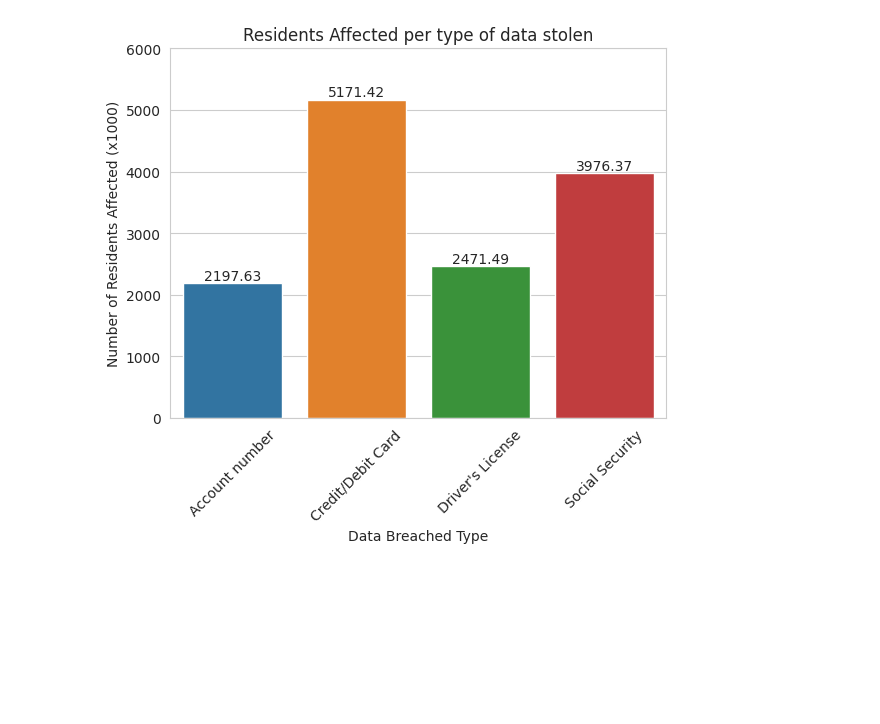
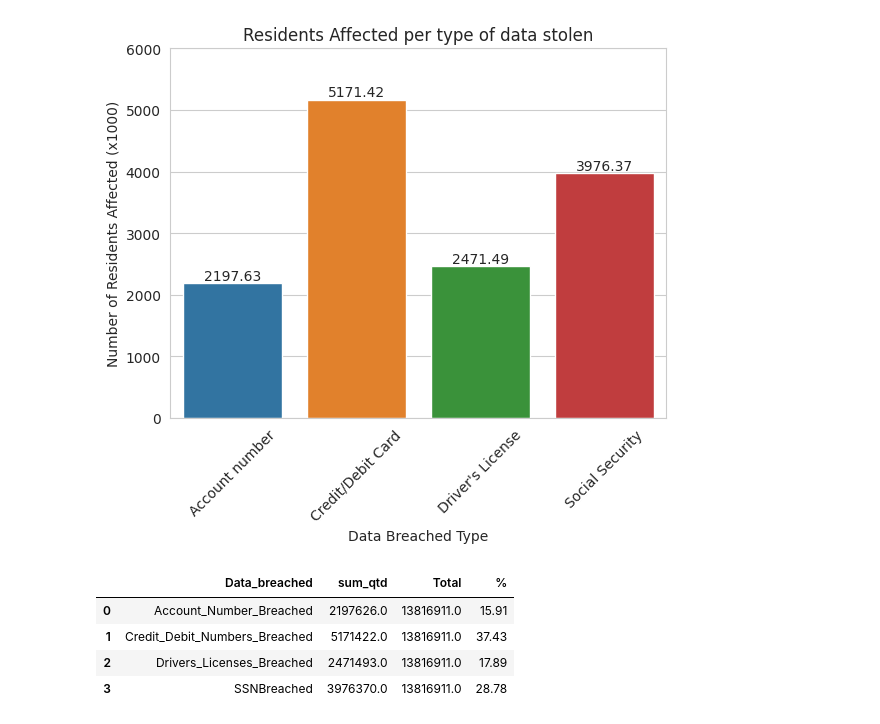
Before and after one commit to joncalle/AnalToolsDecMrk, a Jupyter notebook: DataBreach.ipynb, the cells around one changed output. Saved outputs shown, nothing was run; the diff lists cells and outputs as text; code cells hidden in the pictures; blank space fills up the shorter version.

```diff
--- a/DataBreach.ipynb
+++ b/DataBreach.ipynb
@@ -586,3 +586,15 @@ plt.title('Residents Affected per type of data stolen')
 plt.show()
 # %% [output]
 [figure]
+# %%
+# Answer 3 - What type of data stolen through data breaches has the greatest impact on the population of Massachusetts?
+# Calculating the share of number of residents by the data stolen over these years
+clean_br_plot_3_vf['Total'] = clean_br_plot_3_vf['sum_qtd'].sum()
+clean_br_plot_3_vf['%'] = round((clean_br_plot_3_vf['sum_qtd'] / clean_br_plot_3_vf['Total'] )* 100,2)
+clean_br_plot_3_vf
+# %% [output]
+|  | Data_breached | sum_qtd | Total | % |
+| 0 | Account_Number_Breached | 2197626.0 | 13816911.0 | 15.91 |
+| 1 | Credit_Debit_Numbers_Breached | 5171422.0 | 13816911.0 | 37.43 |
+| 2 | Drivers_Licenses_Breached | 2471493.0 | 13816911.0 | 17.89 |
+| 3 | SSNBreached | 3976370.0 | 13816911.0 | 28.78 |
```
